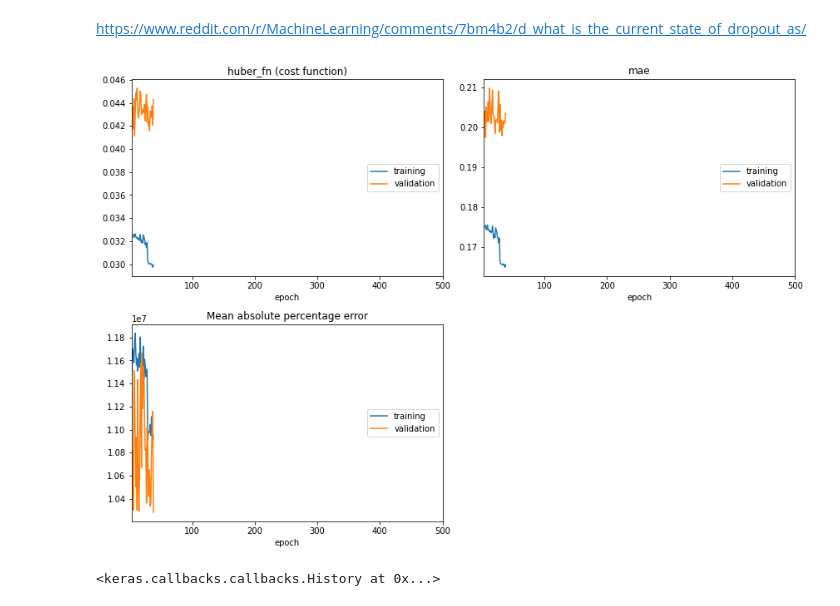
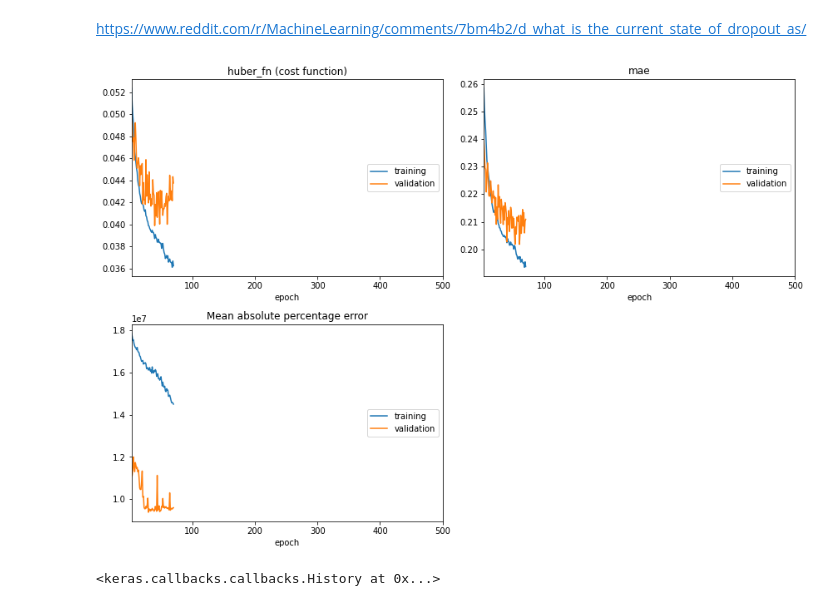
Before and after one commit to kjappelbaum/colorml, a Jupyter notebook: notebooks/simple_bayesian.ipynb, the cells around one changed output. Cells and saved outputs as stored; diff of their text form; code cells hidden in the pictures.

```diff
--- a/notebooks/simple_bayesian.ipynb
+++ b/notebooks/simple_bayesian.ipynb
@@ -192,7 +192,7 @@ mlp.add(Dense(8,  activation='relu',
 mlp.add(Dropout(0.2))
 mlp.add(Dense(3, activation=mapping_to_target_range, kernel_initializer='he_normal'))
 # %%
-mlp.compile(optimizer=Adam(learning_rate=3e-3), loss=huber_fn, metrics=['mae', 'mean_absolute_percentage_error'])
+mlp.compile(optimizer=Adam(learning_rate=4e-3), loss=huber_fn, metrics=['mae', 'mean_absolute_percentage_error'])
 # %%
 es = EarlyStopping(monitor='val_loss', patience=30, verbose=0, mode='auto')
 learning_rate_reduction = ReduceLROnPlateau(monitor='val_loss',
@@ -201,9 +201,9 @@ learning_rate_reduction = ReduceLROnPlateau(monitor='val_loss',
                                             factor=0.5,
                                             min_lr=0.0001)
 # %%
-mlp.fit(X_train, y_train, epochs=500, batch_size=264, callbacks=[es, PlotLossesCallback(plot_extrema=False), learning_rate_reduction], validation_data=(X_valid, y_valid))
+mlp.fit(X_train, y_train, epochs=500, batch_size=264, callbacks=[es, PlotLossesCallback(plot_extrema=False)], validation_data=(X_valid, y_valid))
 # %% [output]
-[figure, old version]
+[figure, new version]
 <keras.callbacks.callbacks.History at 0x...>
 # %%
 import keras.backend as K
```
Also changed, not shown: parts of 3 cells of this notebook, 4 other files.
